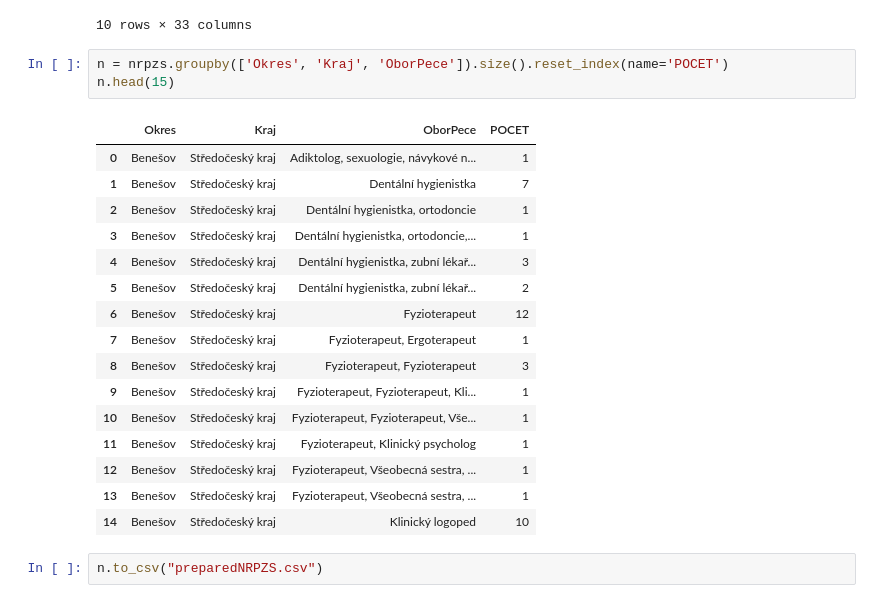
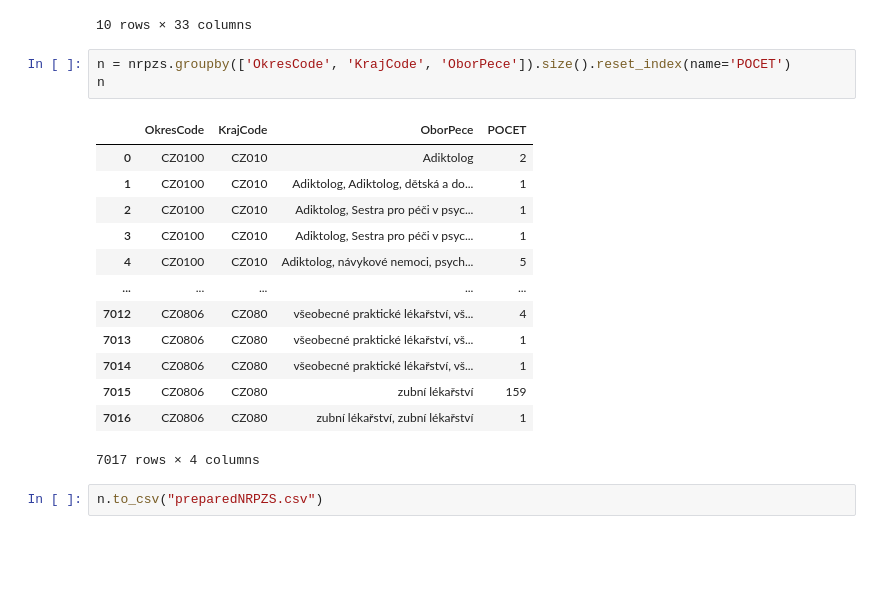
Before and after one commit to DonRiccardo/UvoddoDatovehoInzenyrstvi, a Jupyter notebook: ukol01/prepare_data/prepareCSV_file.ipynb, the cells around one changed output. Cells and saved outputs as stored; diff of their text form; blank space fills up the shorter version.

```diff
--- a/ukol01/prepare_data/prepareCSV_file.ipynb
+++ b/ukol01/prepare_data/prepareCSV_file.ipynb
@@ -21,25 +21,22 @@ nrpzs.head(10)
 | 9 | 243173 | 174272 | 22735569000000 | Asociace dobrovolných záchranářů ... | Přeprava pacientů neodkladné péče | Příbram | 26101.0 | ... |
 10 rows × 33 columns
 # %%
-n = nrpzs.groupby(['Okres', 'Kraj', 'OborPece']).size().reset_index(name='POCET')
-n.head(15)
+n = nrpzs.groupby(['OkresCode', 'KrajCode', 'OborPece']).size().reset_index(name='POCET')
+n
 # %% [output]
-|  | Okres | Kraj | OborPece | POCET |
-| 0 | Benešov | Středočeský kraj | Adiktolog, sexuologie, návykové n... | 1 |
-| 1 | Benešov | Středočeský kraj | Dentální hygienistka | 7 |
-| 2 | Benešov | Středočeský kraj | Dentální hygienistka, ortodoncie | 1 |
-| 3 | Benešov | Středočeský kraj | Dentální hygienistka, ortodoncie,... | 1 |
-| 4 | Benešov | Středočeský kraj | Dentální hygienistka, zubní lékař... | 3 |
-| 5 | Benešov | Středočeský kraj | Dentální hygienistka, zubní lékař... | 2 |
-| 6 | Benešov | Středočeský kraj | Fyzioterapeut | 12 |
-| 7 | Benešov | Středočeský kraj | Fyzioterapeut, Ergoterapeut | 1 |
-| 8 | Benešov | Středočeský kraj | Fyzioterapeut, Fyzioterapeut | 3 |
-| 9 | Benešov | Středočeský kraj | Fyzioterapeut, Fyzioterapeut, Kli... | 1 |
-| 10 | Benešov | Středočeský kraj | Fyzioterapeut, Fyzioterapeut, Vše... | 1 |
-| 11 | Benešov | Středočeský kraj | Fyzioterapeut, Klinický psycholog | 1 |
-| 12 | Benešov | Středočeský kraj | Fyzioterapeut, Všeobecná sestra, ... | 1 |
-| 13 | Benešov | Středočeský kraj | Fyzioterapeut, Všeobecná sestra, ... | 1 |
-| 14 | Benešov | Středočeský kraj | Klinický logoped | 10 |
+|  | OkresCode | KrajCode | OborPece | POCET |
+| 0 | CZ0100 | CZ010 | Adiktolog | 2 |
+| 1 | CZ0100 | CZ010 | Adiktolog, Adiktolog, dětská a do... | 1 |
+| 2 | CZ0100 | CZ010 | Adiktolog, Sestra pro péči v psyc... | 1 |
+| 3 | CZ0100 | CZ010 | Adiktolog, Sestra pro péči v psyc... | 1 |
+| 4 | CZ0100 | CZ010 | Adiktolog, návykové nemoci, psych... | 5 |
+| ... | ... | ... | ... | ... |
+| 7012 | CZ0806 | CZ080 | všeobecné praktické lékařství, vš... | 4 |
+| 7013 | CZ0806 | CZ080 | všeobecné praktické lékařství, vš... | 1 |
+| 7014 | CZ0806 | CZ080 | všeobecné praktické lékařství, vš... | 1 |
+| 7015 | CZ0806 | CZ080 | zubní lékařství | 159 |
+| 7016 | CZ0806 | CZ080 | zubní lékařství, zubní lékařství | 1 |
+7017 rows × 4 columns
 # %%
 n.to_csv("preparedNRPZS.csv")
 # %% [markdown]
```
Also changed, not shown: 1 other file.
